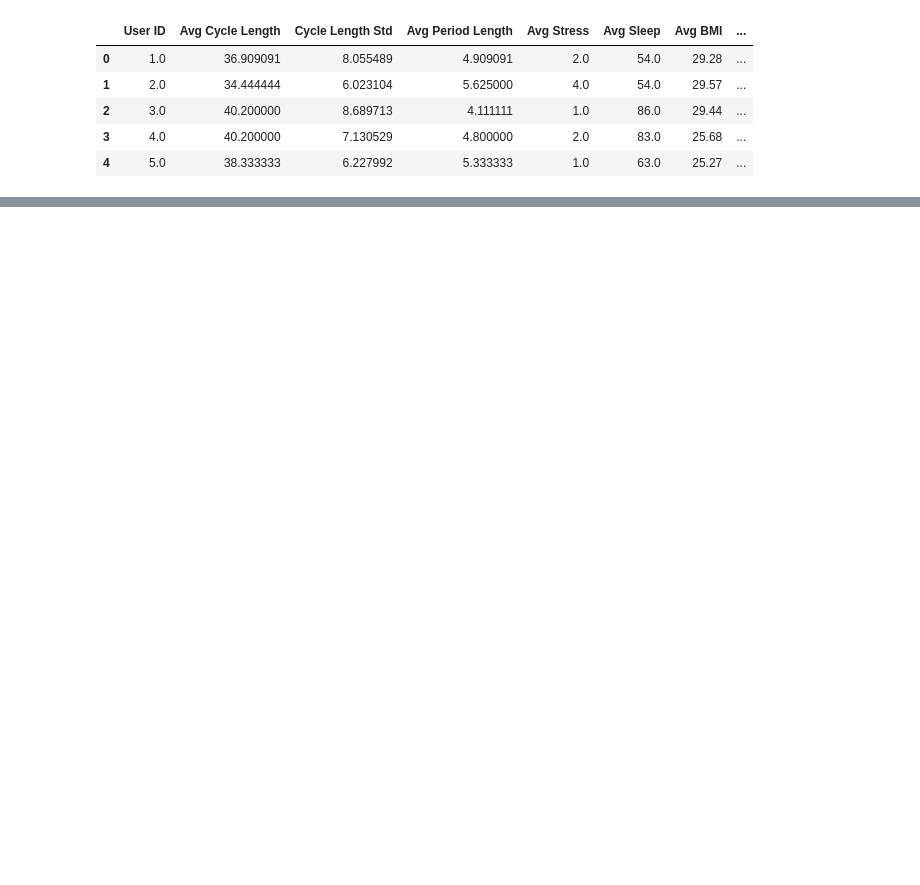
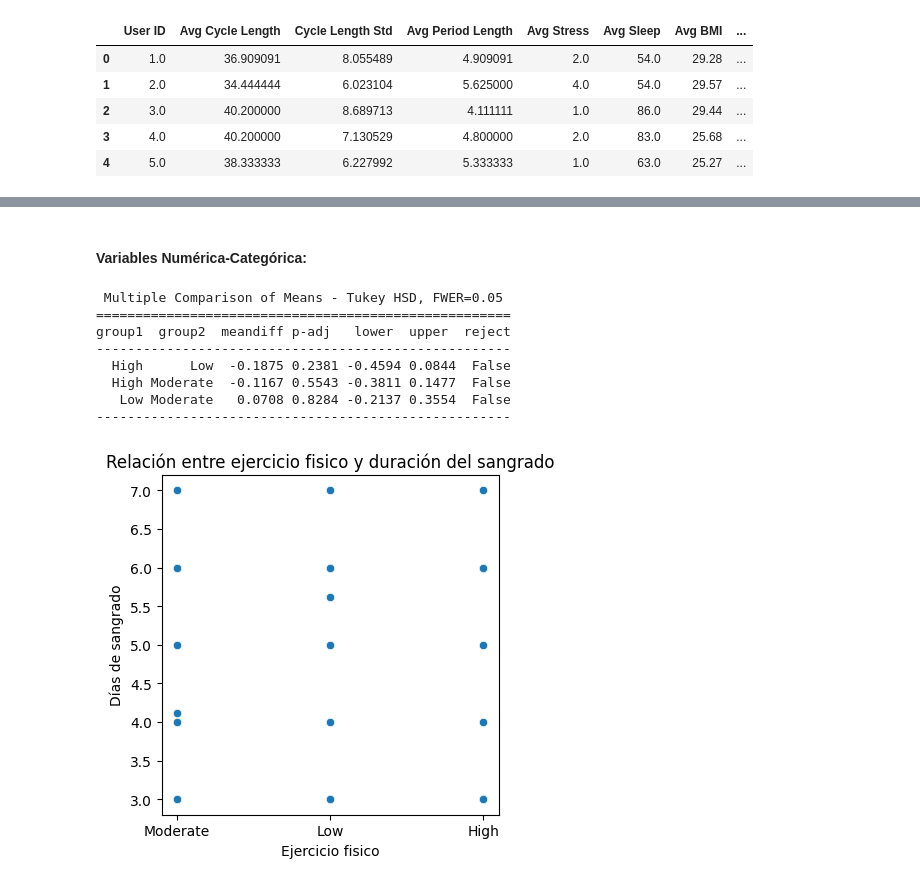
Before and after one commit to paulacadaviecodom/master-analitica-datos-paula-cadavieco, a Jupyter notebook: NB_MC_SL_GO.ipynb, the cells around one changed output, grey strips where cells are left out. Cells and saved outputs as stored; diff of their text form; code cells hidden in the pictures; blank space fills up the shorter version.

```diff
--- a/NB_MC_SL_GO.ipynb
+++ b/NB_MC_SL_GO.ipynb
@@ -49 +97,25 @@ silver_menstrual_cycle_df.head()
+# %%
+def obtener_estacion(mes):
+    """
+    Devuelve la estación del año correspondiente a un número de mes.
+        - Invierno: diciembre (12), enero (1), febrero (2)
+        - Primavera: marzo (3), abril (4), mayo (5)
+        - Verano: junio (6), julio (7), agosto (8)
+        - Otoño: septiembre (9), octubre (10), noviembre (11)
+    Args:
+        mes (int): Número del mes (1 = enero, 12 = diciembre).
+
+    Returns:
+        str: Nombre de la estación del año ('Invierno', 'Primavera',
+             'Verano' u 'Otoño').
+    """
+    if mes in [12,1,2]: return 'Invierno'
+    elif mes in [3,4,5]: return 'Primavera'
+    elif mes in [6,7,8]: return 'Verano'
+    else: return 'Otoño'
+
+silver_menstrual_cycle_df['Estación'] = silver_menstrual_cycle_df['Cycle Start Date'].dt.month.map(obtener_estacion)
+
+# Agrupacion por estacion y sintoma
+symptoms_by_season = silver_menstrual_cycle_df.groupby(['Estación', 'Symptoms']).size().reset_index(name='Frecuencia')
 # %%
@@ -93,0 +182,23 @@ resumen_por_user.head()
+# %% [markdown]
+#### Variables Numérica-Categórica:
+# %%
+# Frecuencia de ejercicio fisico y duracion de sangrado
+fig = plt.figure(figsize=(20, 15))
+ax4 = plt.subplot2grid((3,4),(0,0))
+sns.scatterplot(data=silver_menstrual_cycle_por_user_df, x='Exercise Frequency', y='Period Length')
+ax4.set_title('Relación entre ejercicio fisico y duración del sangrado')
+ax4.set_xlabel('Ejercicio fisico')
+ax4.set_ylabel('Días de sangrado')
+
+tukey = pairwise_tukeyhsd(silver_menstrual_cycle_por_user_df['Period Length'], silver_menstrual_cycle_por_user_df['Exercise Frequency'])
+print(tukey) # todas False: No hay relación
+# %% [output]
+ Multiple Comparison of Means - Tukey HSD, FWER=0.05
+=====================================================
+group1  group2  meandiff p-adj   lower  upper  reject
+-----------------------------------------------------
+  High      Low  -0.1875 0.2381 -0.4594 0.0844  False
+  High Moderate  -0.1167 0.5543 -0.3811 0.1477  False
+   Low Moderate   0.0708 0.8284 -0.2137 0.3554  False
+-----------------------------------------------------
+[figure, added]
```
Also changed, not shown: parts of 24 cells of this notebook.
